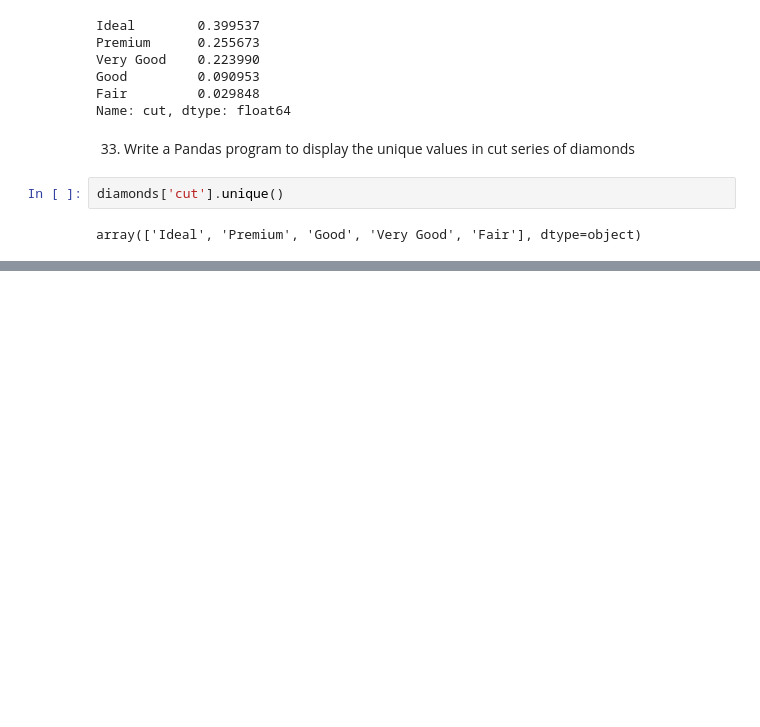
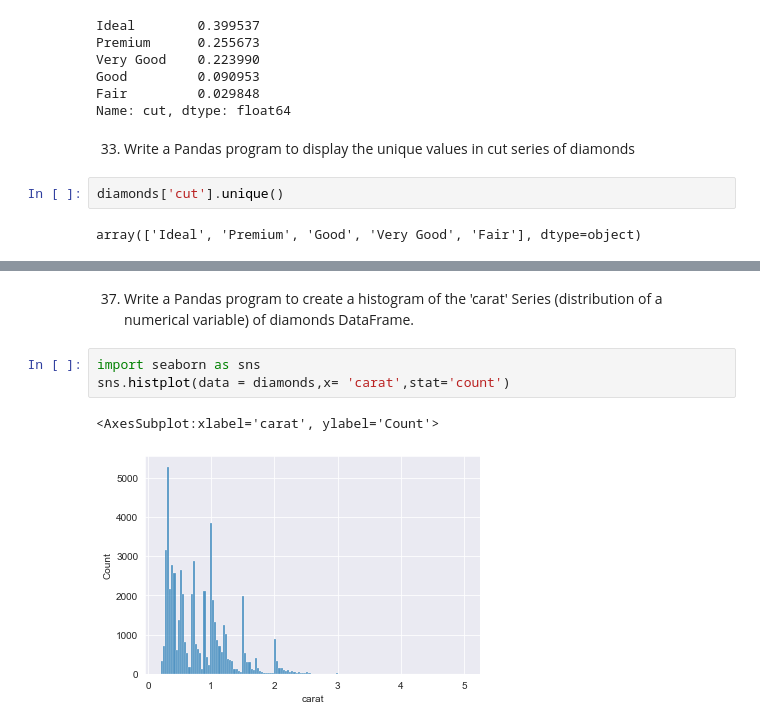
Before and after one commit to odinicc/Data-Practice, a Jupyter notebook: 23 Pandas Practise/Dimonds_2.ipynb, the cells around one changed output, grey strips where cells are left out. Drawn from its saved outputs; the diff is of its cells as text; blank space fills up the shorter version.

```diff
--- a/23 Pandas Practise/Dimonds_2.ipynb
+++ b/23 Pandas Practise/Dimonds_2.ipynb
@@ -36,0 +51,8 @@ array(['Ideal', 'Premium', 'Good', 'Very Good', 'Fair'], dtype=object)
+# %% [markdown]
+37. Write a Pandas program to create a histogram of the 'carat' Series (distribution of a numerical variable) of diamonds DataFrame.
+# %%
+import seaborn as sns
+sns.histplot(data = diamonds,x= 'carat',stat='count')
+# %% [output]
+<AxesSubplot:xlabel='carat', ylabel='Count'>
+[figure, added]
```
Also changed, not shown: parts of 26 cells of this notebook.
